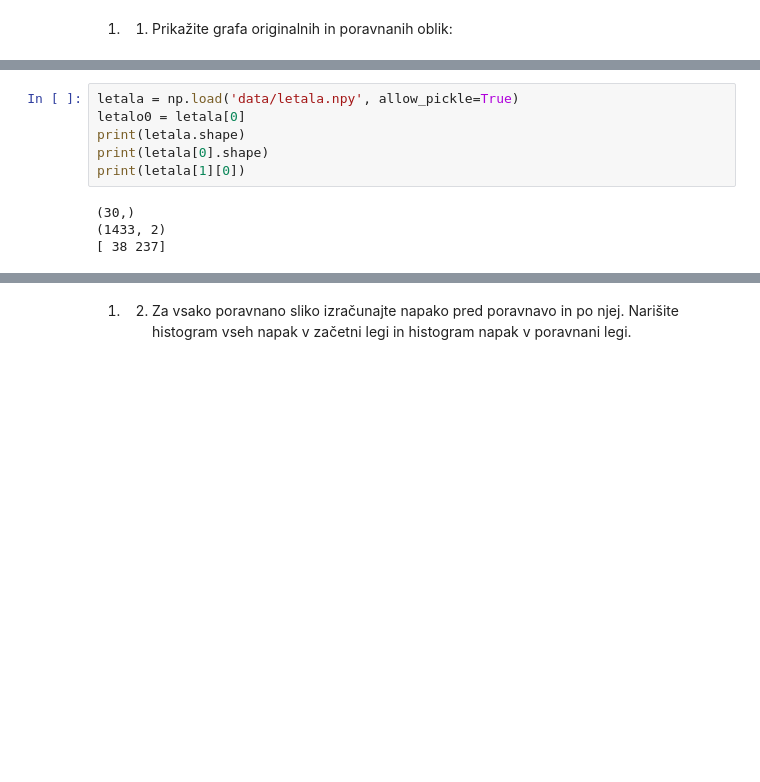
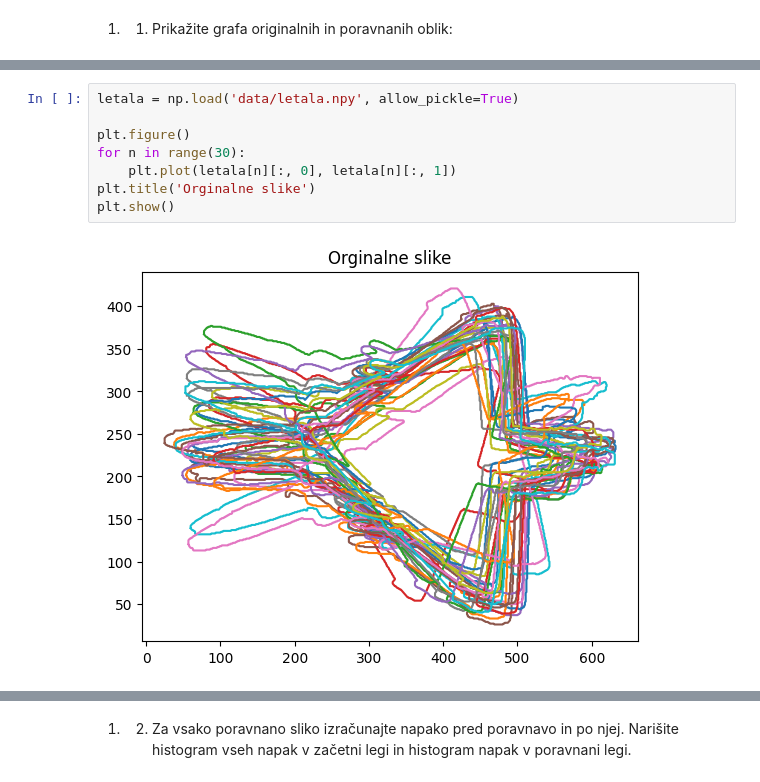
Before and after one commit to anamahau/Vaje_robotski_vid, a Jupyter notebook: 05_geometrijske_preslikave_in_poravnava_oblik/Vaja05_Geometrijske_preslikave_in_poravnava_oblik/Vaja05-domaca_naloga.ipynb, the cells around one changed output, grey strips where cells are left out. Cells and saved outputs as stored; diff of their text form; blank space fills up the shorter version.

```diff
--- a/05_geometrijske_preslikave_in_poravnava_oblik/Vaja05_Geometrijske_preslikave_in_poravnava_oblik/Vaja05-domaca_naloga.ipynb
+++ b/05_geometrijske_preslikave_in_poravnava_oblik/Vaja05_Geometrijske_preslikave_in_poravnava_oblik/Vaja05-domaca_naloga.ipynb
@@ -23,10 +131,10 @@ import renderSurface
 # %%
 letala = np.load('data/letala.npy', allow_pickle=True)
-letalo0 = letala[0]
-print(letala.shape)
-print(letala[0].shape)
-print(letala[1][0])
+
+plt.figure()
+for n in range(30):
+    plt.plot(letala[n][:, 0], letala[n][:, 1])
+plt.title('Orginalne slike')
+plt.show()
 # %% [output]
-(30,)
-(1433, 2)
-[ 38 237]
+[figure, added]
```
Also changed, not shown: parts of 26 cells of this notebook, 3 other files.
